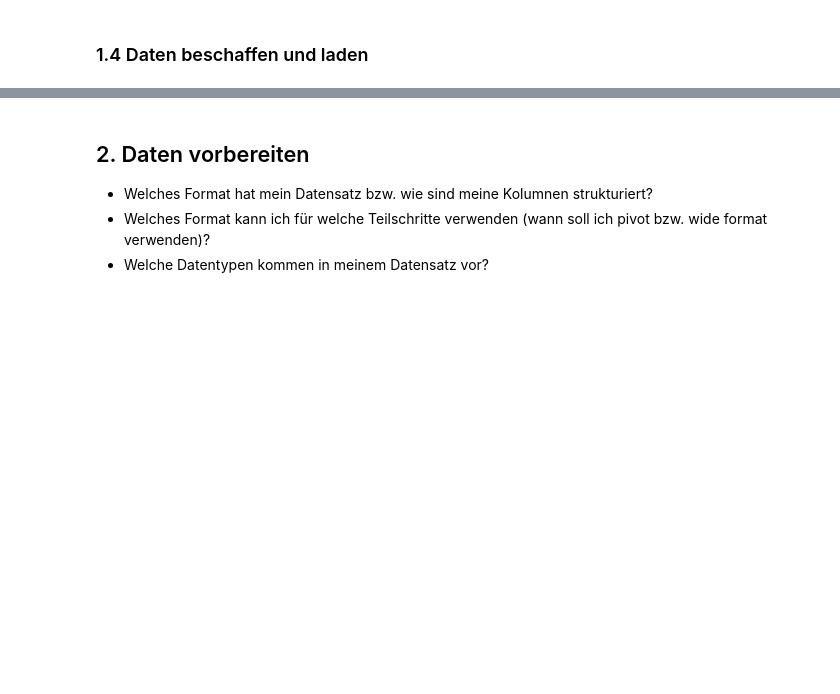
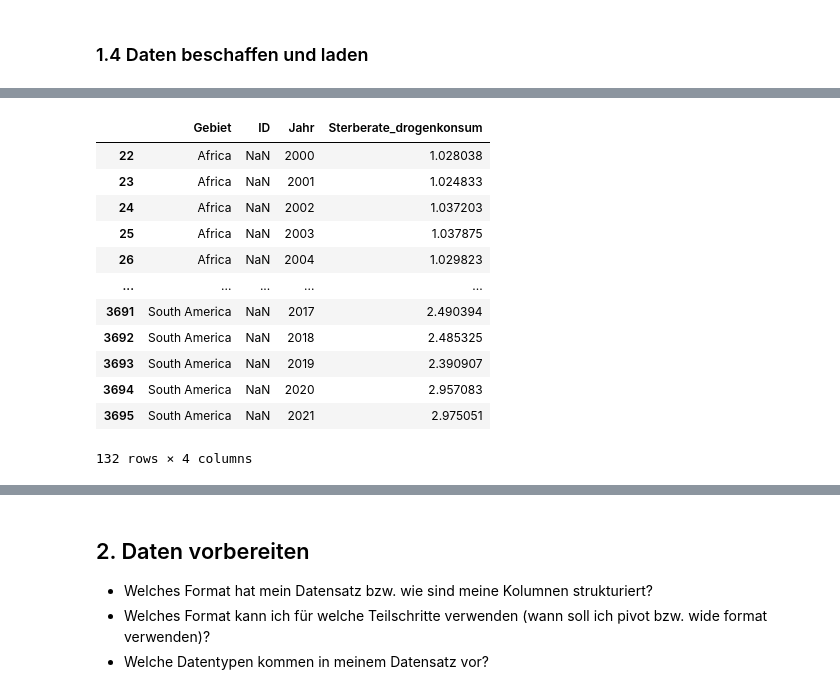
Before and after one commit to Joyce-ops/BMLD-LN2-Carmen-Mcqulat-Joyce, a Jupyter notebook: Leistungsnachweis 2.ipynb, the cells around one changed output, grey strips where cells are left out. Drawn from its saved outputs; the diff is of its cells as text; code cells hidden in the pictures; blank space fills up the shorter version.

```diff
--- a/Leistungsnachweis 2.ipynb
+++ b/Leistungsnachweis 2.ipynb
@@ -33,0 +89,18 @@ from matplotlib import pyplot as plt
+# %%
+years = ["2000", "2001", "2002", "2003", "2004", "2005", "2006", "2007", "2008", "2009", "2010", "2011", "2012", "2013", "2014", "2015", "2016", "2017", "2018", "2019", "2020", "2021"]
+df_years = df_orig[df_orig['Gebiet'].isin(years)]
+df_continents
+# %% [output]
+|  | Gebiet | ID | Jahr | Sterberate_drogenkonsum |
+| 22 | Africa | NaN | 2000 | 1.028038 |
+| 23 | Africa | NaN | 2001 | 1.024833 |
+| 24 | Africa | NaN | 2002 | 1.037203 |
+| 25 | Africa | NaN | 2003 | 1.037875 |
+| 26 | Africa | NaN | 2004 | 1.029823 |
+| ... | ... | ... | ... | ... |
+| 3691 | South America | NaN | 2017 | 2.490394 |
+| 3692 | South America | NaN | 2018 | 2.485325 |
+| 3693 | South America | NaN | 2019 | 2.390907 |
+| 3694 | South America | NaN | 2020 | 2.957083 |
+| 3695 | South America | NaN | 2021 | 2.975051 |
+132 rows × 4 columns
```
Also changed, not shown: parts of 5 cells of this notebook.
